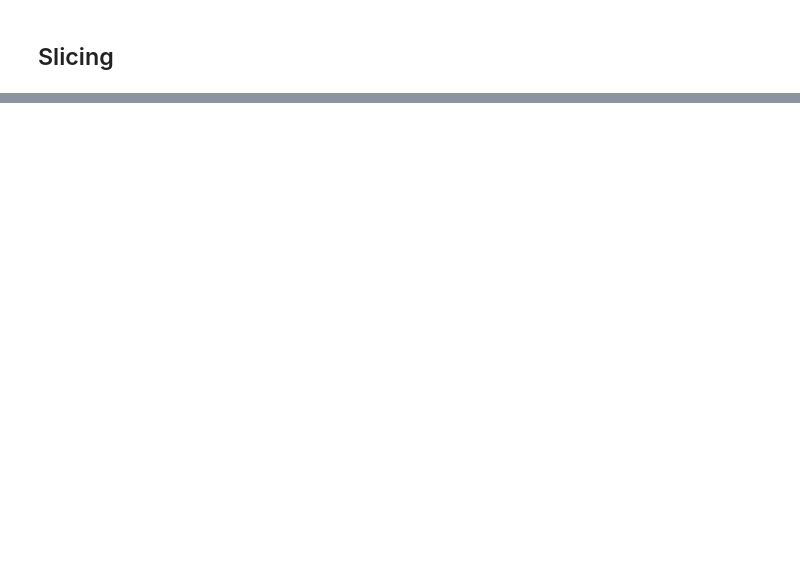
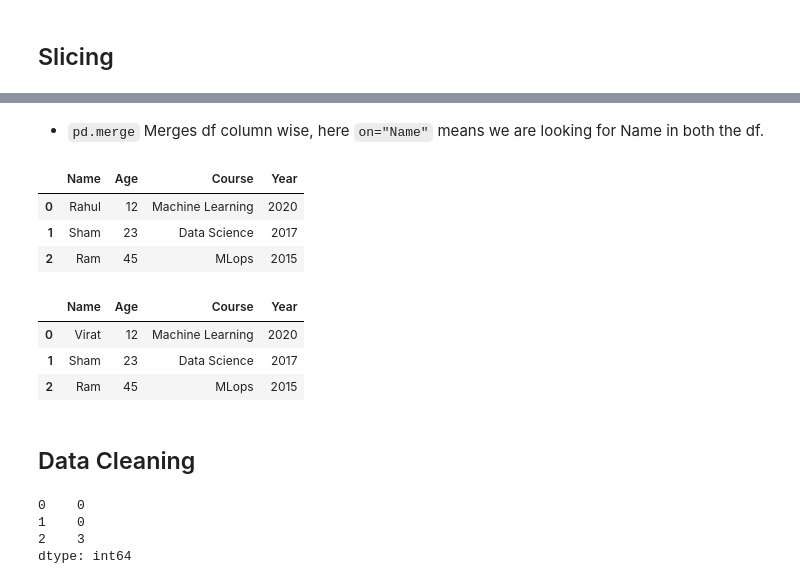
Before and after one commit to lakshit2808/ML-Tool-Kit, a Jupyter notebook: Pandas/pandas.ipynb, the cells around one changed output, grey strips where cells are left out. Cells and saved outputs as stored; diff of their text form; code cells hidden in the pictures; blank space fills up the shorter version.

```diff
--- a/Pandas/pandas.ipynb
+++ b/Pandas/pandas.ipynb
@@ -223,0 +286,56 @@ df[0:2]
+# %% [markdown]
+- `pd.merge` Merges df column wise, here `on="Name"` means we are looking for Name in both the df.
+# %%
+di1 = {"Name":["Rahul" , "Sham" , "Ram"], "Age": [12,23,45]}
+df1 = pd.DataFrame(di1)
+
+di2 = {"Course": ["Machine Learning", "Data Science" , 'MLops'], 'Name': ["Rahul" , "Sham" , "Ram"], "Year":[2020,2017,2015]}
+df2 = pd.DataFrame(di2)
+
+df = pd.merge(df1, df2 , on='Name', how="inner" )
+df
+# %% [output]
+|  | Name | Age | Course | Year |
+| 0 | Rahul | 12 | Machine Learning | 2020 |
+| 1 | Sham | 23 | Data Science | 2017 |
+| 2 | Ram | 45 | MLops | 2015 |
+# %%
+## Doing changes in df
+df.rename(columns={"Name": "Student_Name"})
+df.iloc[0,0] = 'Virat'
+df
+# %% [output]
+|  | Name | Age | Course | Year |
+| 0 | Virat | 12 | Machine Learning | 2020 |
+| 1 | Sham | 23 | Data Science | 2017 |
+| 2 | Ram | 45 | MLops | 2015 |
+# %% [markdown]
+## Data Cleaning
+# %%
+dfs = pd.Series(['Lakshit', '18', 'www.lakshit.io'])
+dfs.str.capitalize()
+
+dfs.str.islower()
+dfs.str.lower()
+
+dfs.str.isupper()
+dfs.str.upper()
+
+dfs.str.isnumeric()
+
+dfs.str.swapcase()
+
+dfs.str.len()
+
+dfs.str.cat(sep="_") # >> Lakshit_18_www.lakshit.io
+
+dfs.str.replace("www." , "yoyo.")
+
+dfs.str.repeat(2)
+
+dfs.str.count("w") # occurence of a letter
+# %% [output]
+0    0
+1    0
+2    3
+dtype: int64
```
Also changed, not shown: parts of 34 cells of this notebook.
